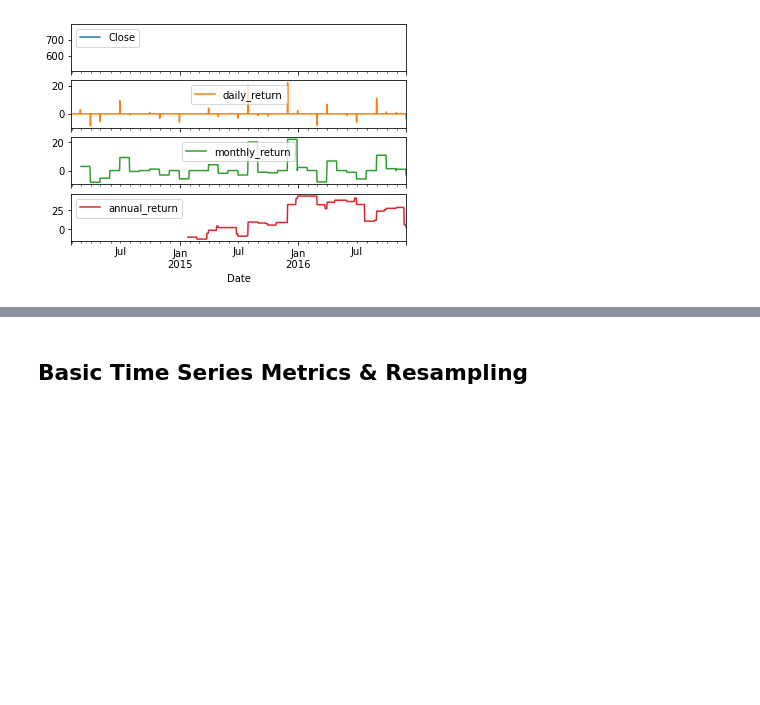
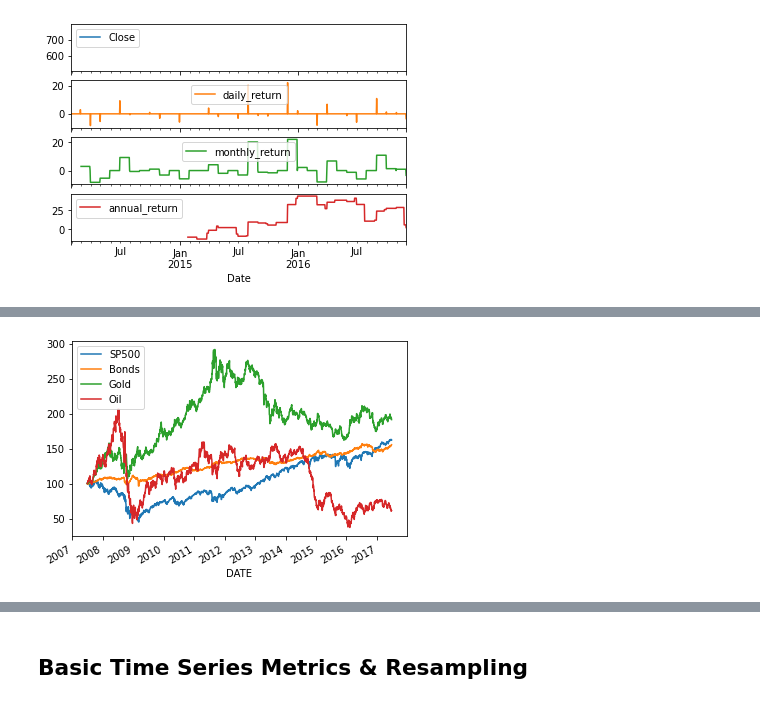
Before and after one commit to KAIET98/Finance_in_python, a Jupyter notebook: ANALYSIS/01_Introduction_to_portfolio_risk_management/Manipulating_Time_Series_Data/Manipulating_Time_Series_Data.ipynb, the cells around one changed output, grey strips where cells are left out. Cells and saved outputs as stored; diff of their text form; code cells hidden in the pictures; blank space fills up the shorter version.

```diff
--- a/ANALYSIS/01_Introduction_to_portfolio_risk_management/Manipulating_Time_Series_Data/Manipulating_Time_Series_Data.ipynb
+++ b/ANALYSIS/01_Introduction_to_portfolio_risk_management/Manipulating_Time_Series_Data/Manipulating_Time_Series_Data.ipynb
@@ -572,0 +733,6 @@ plt.show()
+# %%
+# Import data here
+prices = pd.read_csv('DATABASE/stock_data/asset_classes.csv', parse_dates=['DATE'], index_col='DATE')
+
+# Inspect prices here
+print(prices.info())
@@ -572,0 +752,12 @@ plt.show()
+# %%
+# Select first prices
+first_prices = prices.iloc[0]
+
+# Create normalized_prices
+normalized = prices.div(first_prices).mul(100)
+
+# Plot normalized_prices
+normalized.plot()
+plt.show()
+# %% [output]
+[figure, added]
```
Also changed, not shown: parts of 31 cells of this notebook.
